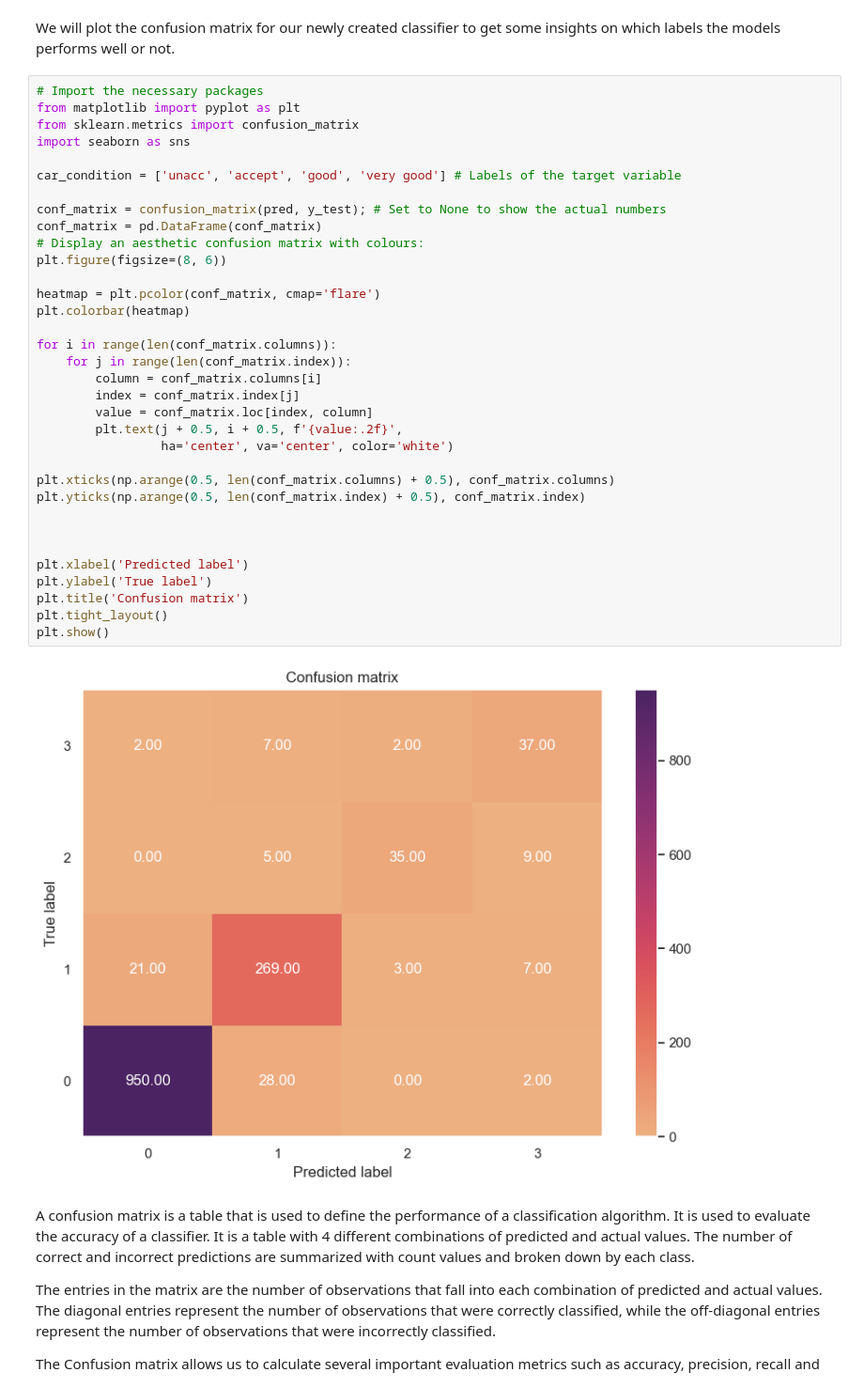
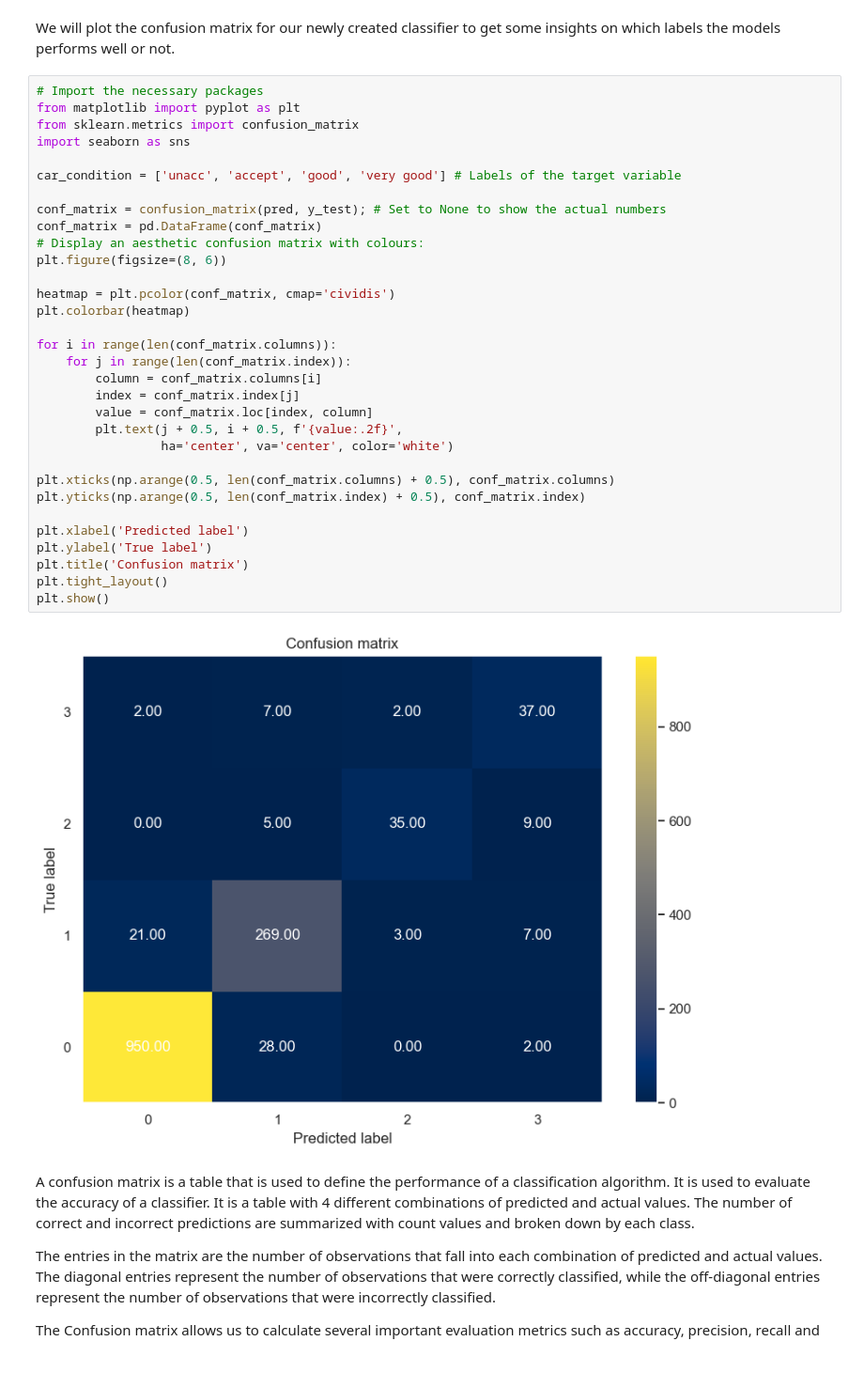
Before and after one commit to sier8161/ml-1dl034-public-assignments, a Jupyter notebook: Assignments/Practical/PracticalNotebook4.ipynb, the cells around one changed output. Shown at 94% size. Drawn from its saved outputs; the diff is of its cells as text.

```diff
--- a/Assignments/Practical/PracticalNotebook4.ipynb
+++ b/Assignments/Practical/PracticalNotebook4.ipynb
@@ -428,37 +428,35 @@ We will plot the confusion matrix for our newly created classifier to get some i
 from matplotlib import pyplot as plt
 from sklearn.metrics import confusion_matrix
 import seaborn as sns
 
 car_condition = ['unacc', 'accept', 'good', 'very good'] # Labels of the target variable
 
 conf_matrix = confusion_matrix(pred, y_test); # Set to None to show the actual numbers
 conf_matrix = pd.DataFrame(conf_matrix)
 # Display an aesthetic confusion matrix with colours:
 plt.figure(figsize=(8, 6))
 
-heatmap = plt.pcolor(conf_matrix, cmap='flare')
+heatmap = plt.pcolor(conf_matrix, cmap='cividis')
 plt.colorbar(heatmap)
 
 for i in range(len(conf_matrix.columns)):
     for j in range(len(conf_matrix.index)):
         column = conf_matrix.columns[i]
         index = conf_matrix.index[j]
         value = conf_matrix.loc[index, column]
         plt.text(j + 0.5, i + 0.5, f'{value:.2f}',
                  ha='center', va='center', color='white')
 
 plt.xticks(np.arange(0.5, len(conf_matrix.columns) + 0.5), conf_matrix.columns)
 plt.yticks(np.arange(0.5, len(conf_matrix.index) + 0.5), conf_matrix.index)
 
-
-
 plt.xlabel('Predicted label')
 plt.ylabel('True label')
 plt.title('Confusion matrix')
 plt.tight_layout()
 plt.show()
 # %% [output]
-[figure, old version]
+[figure, new version]
 # %% [markdown]
 A confusion matrix is a table that is used to define the performance of a classification algorithm. It is used to evaluate the accuracy of a classifier. It is a table with 4 different combinations of predicted and actual values. The number of correct and incorrect predictions are summarized with count values and broken down by each class.
 
```
